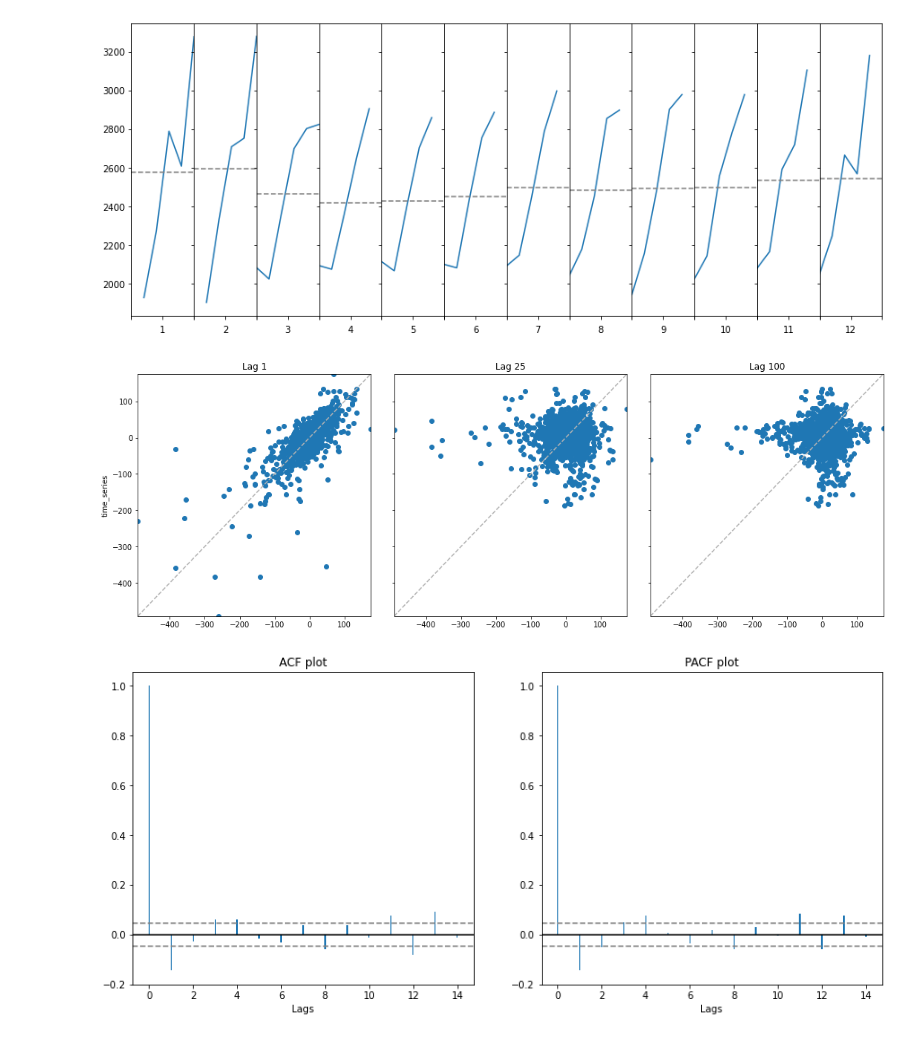
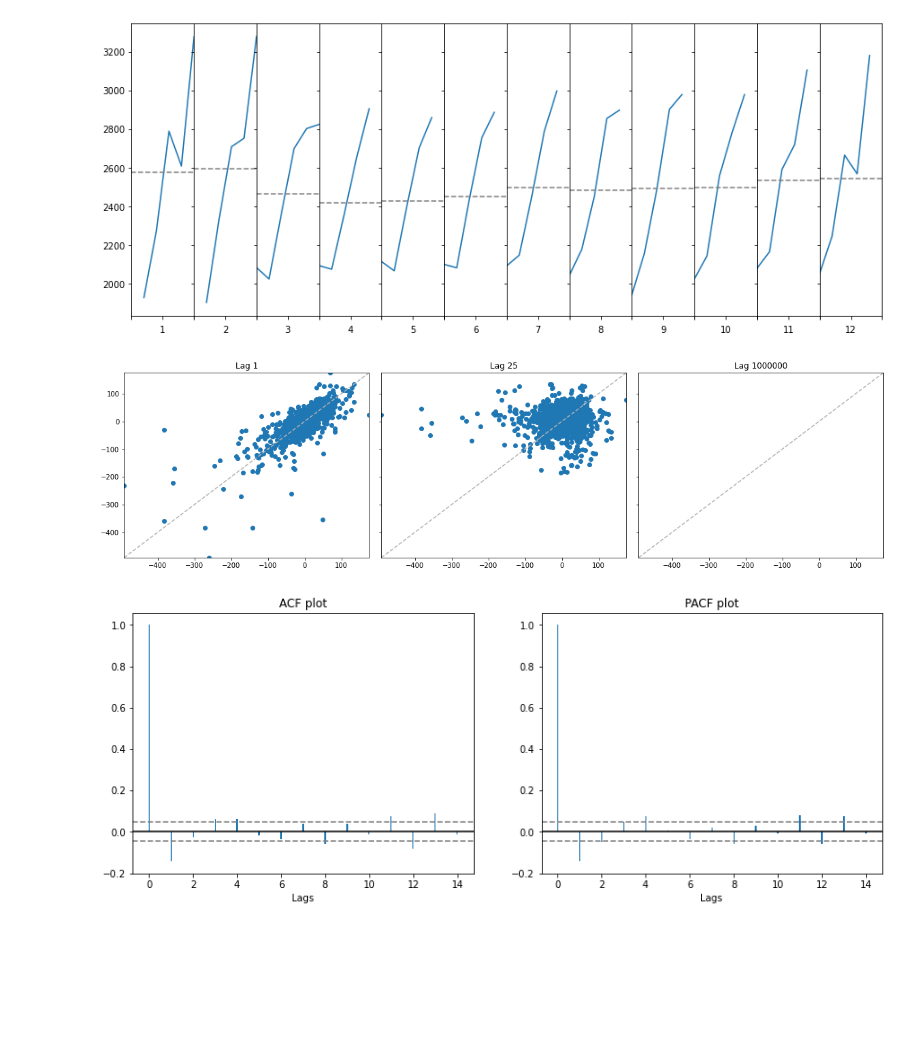
Before and after one commit to giotto-ai/giotto-time, a Jupyter notebook: examples/plots_import_example.ipynb, the cells around one changed output. Saved outputs shown, nothing was run; the diff lists cells and outputs as text; code cells hidden in the pictures; blank space fills up the shorter version.

Commit message:
Plot example notebook update

```diff
--- a/examples/plots_import_example.ipynb
+++ b/examples/plots_import_example.ipynb
@@ -45,16 +45,16 @@ subplots(df, 'year', 'M');
 # %% [output]
 [figure]
 # %%
-lagplot(df.diff(5), lags=[1, 25, 100]);
+l = lagplot(df.diff(5), lags=[1, 25, 1000000]);
 # %% [output]
-[figure, old version]
+[figure, new version]
 # %%
 # ACF plots
 returns = (df.diff() / df).dropna()
-fig = plt.figure(figsize=(14, 6))
+fig = plt.figure(figsize=(14, 5))
 a1 = fig.add_subplot(121, title='ACF plot')
 acf_plot(returns, max_lags=15, ax=a1)
 a2 = fig.add_subplot(122, title='PACF plot')
 acf_plot(returns, max_lags=15, ax=a2, partial=True);
 # %% [output]
-[figure, old version]
+[figure, new version]
```
Also changed, not shown: parts of 1 cell of this notebook.
